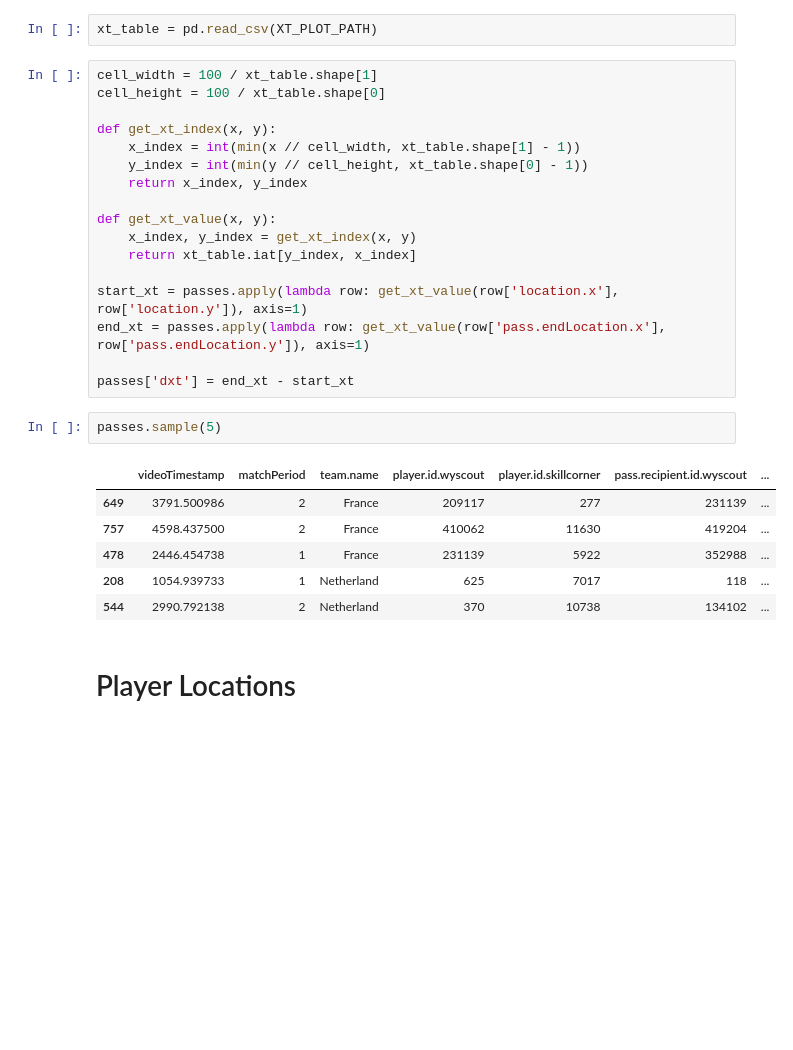
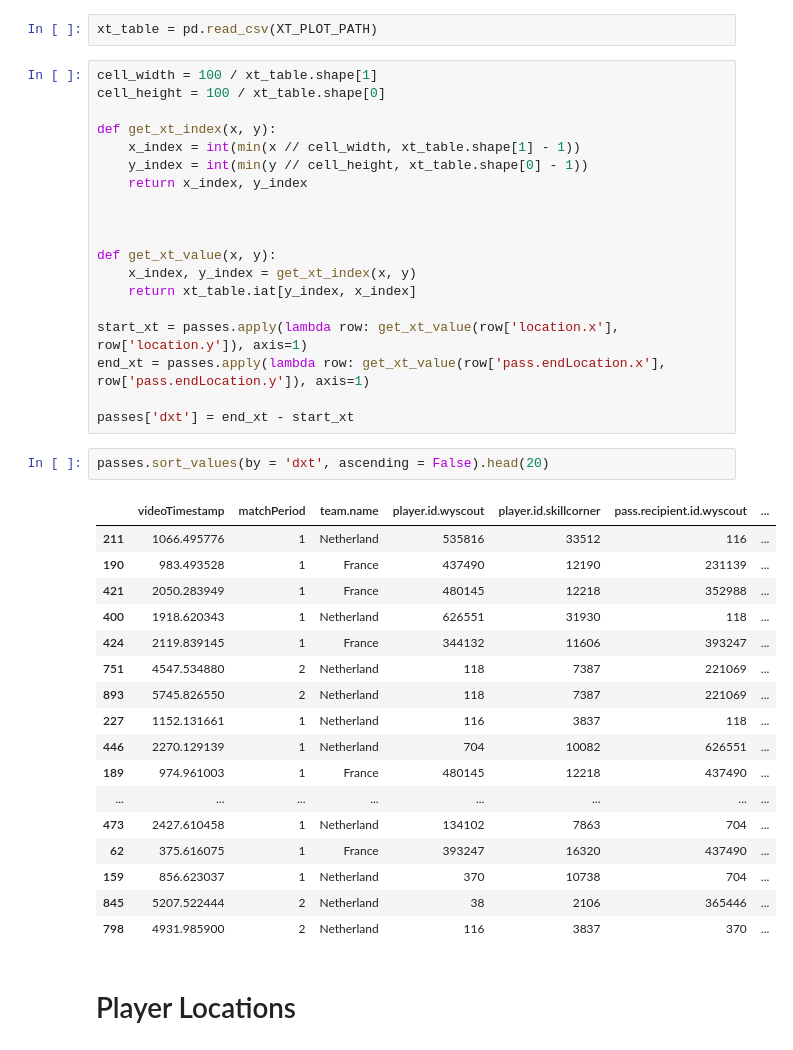
Before and after one commit to ariskoutris/defensive-passing-networks, a Jupyter notebook: src/notebooks/pass_tables.ipynb, the cells around one changed output. Saved outputs shown, nothing was run; the diff lists cells and outputs as text; blank space fills up the shorter version.

```diff
--- a/src/notebooks/pass_tables.ipynb
+++ b/src/notebooks/pass_tables.ipynb
@@ -169,6 +169,8 @@ def get_xt_index(x, y):
     y_index = int(min(y // cell_height, xt_table.shape[0] - 1))
     return x_index, y_index
 
+
+
 def get_xt_value(x, y):
     x_index, y_index = get_xt_index(x, y)
     return xt_table.iat[y_index, x_index]
@@ -177,15 +179,26 @@ start_xt = passes.apply(lambda row: get_xt_value(row['location.x'], row['locatio
 end_xt = passes.apply(lambda row: get_xt_value(row['pass.endLocation.x'], row['pass.endLocation.y']), axis=1)
 
 passes['dxt'] = end_xt - start_xt
-# %%
-passes.sample(5)
-# %% [output]
-|  | videoTimestamp | matchPeriod | team.name | player.id.wyscout | player.id.skillcorner | pass.recipient.id.wyscout | ... |
-| 649 | 3791.500986 | 2 | France | 209117 | 277 | 231139 | ... |
-| 757 | 4598.437500 | 2 | France | 410062 | 11630 | 419204 | ... |
-| 478 | 2446.454738 | 1 | France | 231139 | 5922 | 352988 | ... |
-| 208 | 1054.939733 | 1 | Netherland | 625 | 7017 | 118 | ... |
-| 544 | 2990.792138 | 2 | Netherland | 370 | 10738 | 134102 | ... |
+# %%
+passes.sort_values(by = 'dxt', ascending = False).head(20)
+# %% [output]
+|  | videoTimestamp | matchPeriod | team.name | player.id.wyscout | player.id.skillcorner | pass.recipient.id.wyscout | ... |
+| 211 | 1066.495776 | 1 | Netherland | 535816 | 33512 | 116 | ... |
+| 190 | 983.493528 | 1 | France | 437490 | 12190 | 231139 | ... |
+| 421 | 2050.283949 | 1 | France | 480145 | 12218 | 352988 | ... |
+| 400 | 1918.620343 | 1 | Netherland | 626551 | 31930 | 118 | ... |
+| 424 | 2119.839145 | 1 | France | 344132 | 11606 | 393247 | ... |
+| 751 | 4547.534880 | 2 | Netherland | 118 | 7387 | 221069 | ... |
+| 893 | 5745.826550 | 2 | Netherland | 118 | 7387 | 221069 | ... |
+| 227 | 1152.131661 | 1 | Netherland | 116 | 3837 | 118 | ... |
+| 446 | 2270.129139 | 1 | Netherland | 704 | 10082 | 626551 | ... |
+| 189 | 974.961003 | 1 | France | 480145 | 12218 | 437490 | ... |
+| ... | ... | ... | ... | ... | ... | ... | ... |
+| 473 | 2427.610458 | 1 | Netherland | 134102 | 7863 | 704 | ... |
+| 62 | 375.616075 | 1 | France | 393247 | 16320 | 437490 | ... |
+| 159 | 856.623037 | 1 | Netherland | 370 | 10738 | 704 | ... |
+| 845 | 5207.522444 | 2 | Netherland | 38 | 2106 | 365446 | ... |
+| 798 | 4931.985900 | 2 | Netherland | 116 | 3837 | 370 | ... |
 # %% [markdown]
 # Player Locations
 # %%
```
Also changed, not shown: parts of 18 cells of this notebook.
